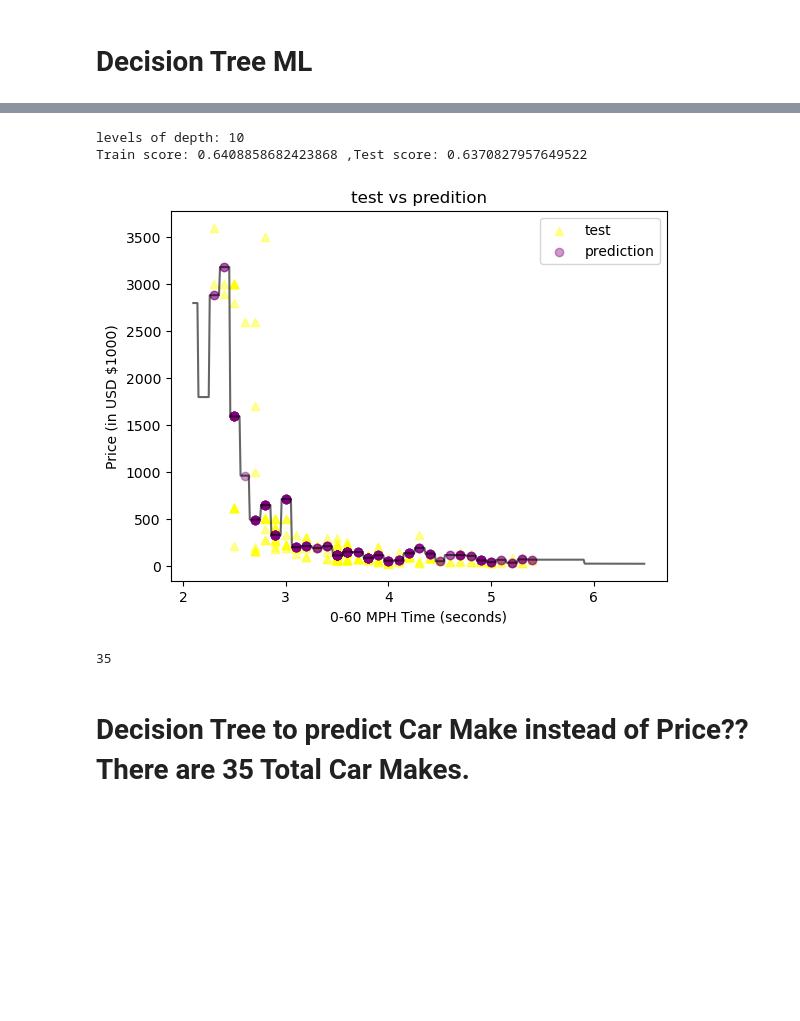
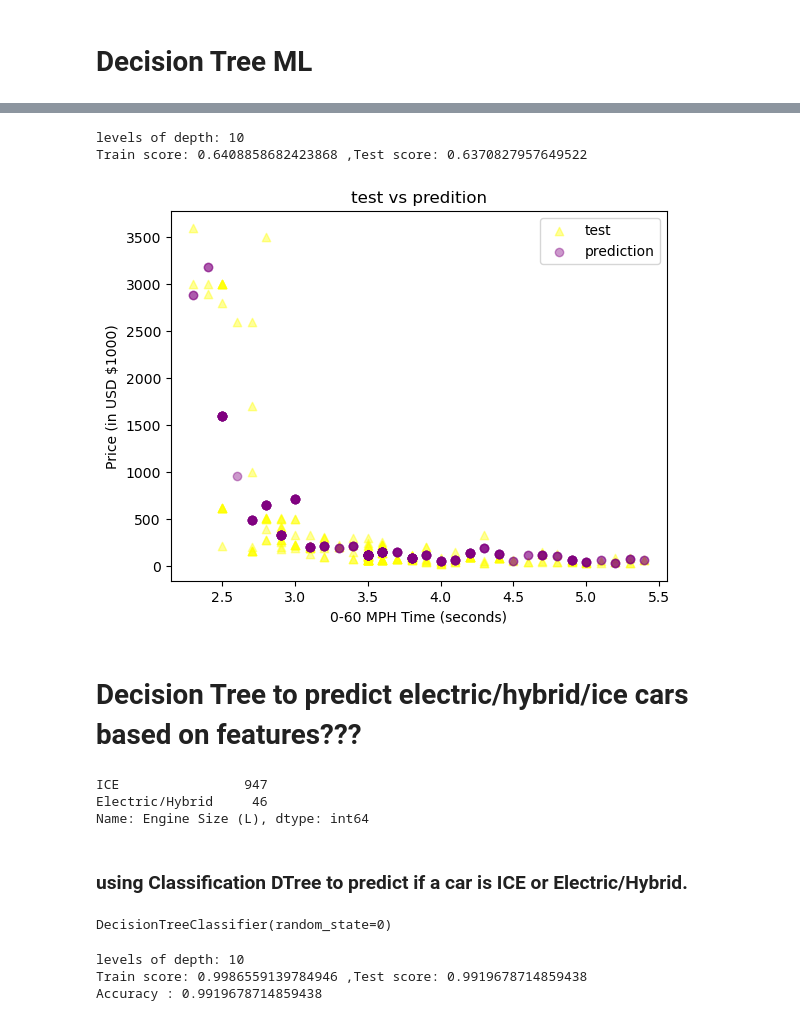
Before and after one commit to edwardoh7/wk09_fourthplace, a Jupyter notebook: Edward_notebook.ipynb, the cells around one changed output, grey strips where cells are left out. Drawn from its saved outputs; the diff is of its cells as text; code cells hidden in the pictures; blank space fills up the shorter version.

```diff
--- a/Edward_notebook.ipynb
+++ b/Edward_notebook.ipynb
@@ -155,6 +133,6 @@ df.head()
 # %%
-X_hp= df['Horsepower'].values.reshape(-1,1) #features
-y= df.values[:,7:] #target/Price
+X_hp= df[['Horsepower']]
+y= df['Price (in USD $1000)'] #target/Price
 X_train, X_test, y_train, y_test = train_test_split(X_hp,y, random_state=42)
 # %%
 X_test.shape, y_test.shape, X_train.shape, y_train.shape
@@ -202,21 +178,20 @@ plt.show()
 # %%
-X_es= df['Engine Size (L)'].values.reshape(-1,1) #features
-y= df.values[:,7:] #target/Price
+X_es= df[['Engine Size (L)']] #features
 X_train, X_test, y_train, y_test = train_test_split(X_es,y, random_state=42)
 regr2 = DecisionTreeRegressor(random_state=0)
 regr2.fit(X_train, y_train) #fit the train model
 print(f'levels of depth: {regr2.get_depth()}')
 print(f'Train score: {regr2.score(X_train, y_train)} ,Test score: {regr2.score(X_test, y_test)}')
-y_predict = regr2.predict(X_test)
+y_predict2 = regr2.predict(X_test)
 plt.scatter(X_test, y_test, color = 'green', marker='^', alpha=0.4)
-plt.scatter(X_test, y_predict, color = 'red', marker='o', alpha=0.4)
+plt.scatter(X_test, y_predict2, color = 'red', marker='o', alpha=0.4)
 plt.title('test vs predition')
 plt.xlabel('Engine Size (L)')
 plt.ylabel('Price (in USD $1000)')
-X_grid = np.arange(min(X_es), max(X_es), 0.01)
-X_grid = X_grid.reshape((len(X_grid), 1))
-plt.plot(X_grid, regr2.predict(X_grid), color = 'black', alpha=0.6)
 plt.legend(['test', 'prediction'])
+# X_grid = np.arange(min(X_es['Engine Size (L)']), max(X_es['Engine Size (L)']), 0.01)
+# X_grid = X_grid.reshape((len(X_grid), 1))
+# plt.plot(X_grid, regr2.predict(X_grid), color='black', alpha= 0.4)
 plt.show()
 # %% [output]
 levels of depth: 11
@@ -225,21 +200,20 @@ Train score: 0.6078693562518598 ,Test score: 0.47404218268526377
 # %%
-X_tq= df['Torque (lb-ft)'].values.reshape(-1,1) #features
-y= df.values[:,7:] #target/Price
+X_tq= df[['Torque (lb-ft)']] #features
 X_train, X_test, y_train, y_test = train_test_split(X_tq,y, random_state=42)
 regr3 = DecisionTreeRegressor(random_state=0)
 regr3.fit(X_train, y_train) #fit the train model
 print(f'levels of depth: {regr3.get_depth()}')
 print(f'Train score: {regr3.score(X_train, y_train)} ,Test score: {regr3.score(X_test, y_test)}')
-y_predict = regr3.predict(X_test)
+y_predict3 = regr3.predict(X_test)
 plt.scatter(X_test, y_test, color = 'gold', marker='^', alpha=0.4)
-plt.scatter(X_test, y_predict, color = 'silver', marker='o', alpha=0.7)
+plt.scatter(X_test, y_predict3, color = 'silver', marker='o', alpha=0.7)
 plt.title('test vs predition')
 plt.xlabel('Torque (lb-ft)')
 plt.ylabel('Price (in USD $1000)')
-X_grid = np.arange(min(X_tq), max(X_tq), 0.01)
-X_grid = X_grid.reshape((len(X_grid), 1))
-plt.plot(X_grid, regr3.predict(X_grid), color = 'black', alpha=0.6)
 plt.legend(['test', 'prediction'])
+# X_grid = np.arange(min(X_tq['Torque (lb-ft)']), max(X_tq['Torque (lb-ft)']), 0.01)
+# X_grid = X_grid.reshape((len(X_grid), 1))
+# plt.plot(X_grid, regr3.predict(X_grid), color='black', alpha= 0.4)
 plt.show()
 # %% [output]
 levels of depth: 11
@@ -248,29 +222,24 @@ Train score: 0.9278118742659195 ,Test score: 0.9045724964553818
 # %%
-X_zero= df['0-60 MPH Time (seconds)'].values.reshape(-1,1) #features
-y= df.values[:,7:] #target/Price
+X_zero= df[['0-60 MPH Time (seconds)']] #features
 X_train, X_test, y_train, y_test = train_test_split(X_zero,y, random_state=42)
 regr4 = DecisionTreeRegressor(random_state=0)
 regr4.fit(X_train, y_train) #fit the train model
 print(f'levels of depth: {regr4.get_depth()}')
 print(f'Train score: {regr4.score(X_train, y_train)} ,Test score: {regr4.score(X_test, y_test)}')
-y_predict = regr4.predict(X_test)
+y_predict4 = regr4.predict(X_test)
 plt.scatter(X_test, y_test, color = 'yellow', marker='^', alpha=0.4)
-plt.scatter(X_test, y_predict, color = 'purple', marker='o', alpha=0.4)
+plt.scatter(X_test, y_predict4, color = 'purple', marker='o', alpha=0.4)
 plt.title('test vs predition')
 plt.xlabel('0-60 MPH Time (seconds)')
 plt.ylabel('Price (in USD $1000)')
-X_grid = np.arange(min(X_zero), max(X_zero), 0.01)
-X_grid = X_grid.reshape((len(X_grid), 1))
-plt.plot(X_grid, regr4.predict(X_grid), color = 'black', alpha=0.6)
 plt.legend(['test', 'prediction'])
+# X_grid = np.arange(min(X_zero['Torque (lb-ft)']), max(X_zero['Torque (lb-ft)']), 0.01)
+# X_grid = X_grid.reshape((len(X_grid), 1))
+# plt.plot(X_grid, regr3.predict(X_grid), color='black', alpha= 0.4)
 plt.show()
 # %% [output]
 levels of depth: 10
 Train score: 0.6408858682423868 ,Test score: 0.6370827957649522
-[figure, old version]
+[figure, new version]
-# %%
-print(len(df['Car Make'].value_counts()))
-# %% [output]
-35
-# %% [markdown]
-# Decision Tree to predict Car Make instead of Price?? There are 35 Total Car Makes.
+# %% [markdown]
+# Decision Tree to predict electric/hybrid/ice cars based on features???
@@ -276,0 +264,9 @@ print(len(df['Car Make'].value_counts()))
+# %%
+cars_df.loc[~cars_df['Engine Size (L)'].str.contains('Electric|Hybrid'), 'Engine Size (L)'] = 'ICE'
+cars_df['Engine Size (L)'].value_counts()
+# %% [output]
+ICE                947
+Electric/Hybrid     46
+Name: Engine Size (L), dtype: int64
+# %% [markdown]
+### using Classification DTree to predict if a car is ICE or Electric/Hybrid.
@@ -276,0 +276,16 @@ print(len(df['Car Make'].value_counts()))
+# %%
+clsmod = DecisionTreeClassifier(random_state=0, criterion='gini')
+X1_train, X1_test, y1_train, y1_test = train_test_split(X1, y1, random_state=42)
+clsmod.fit(X1_train, y1_train)
+# %% [output]
+DecisionTreeClassifier(random_state=0)
+# %%
+print(f'levels of depth: {clsmod.get_depth()}')
+print(f'Train score: {clsmod.score(X1_train, y1_train)} ,Test score: {clsmod.score(X1_test, y1_test)}')
+y1_predic_engine = clsmod.predict(X1_test)
+from sklearn.metrics import accuracy_score
+print(f'Accuracy : {accuracy_score(y1_test,y1_predic_engine)}')
+# %% [output]
+levels of depth: 10
+Train score: 0.9986559139784946 ,Test score: 0.9919678714859438
+Accuracy : 0.9919678714859438
```
Also changed, not shown: parts of 27 cells of this notebook.
